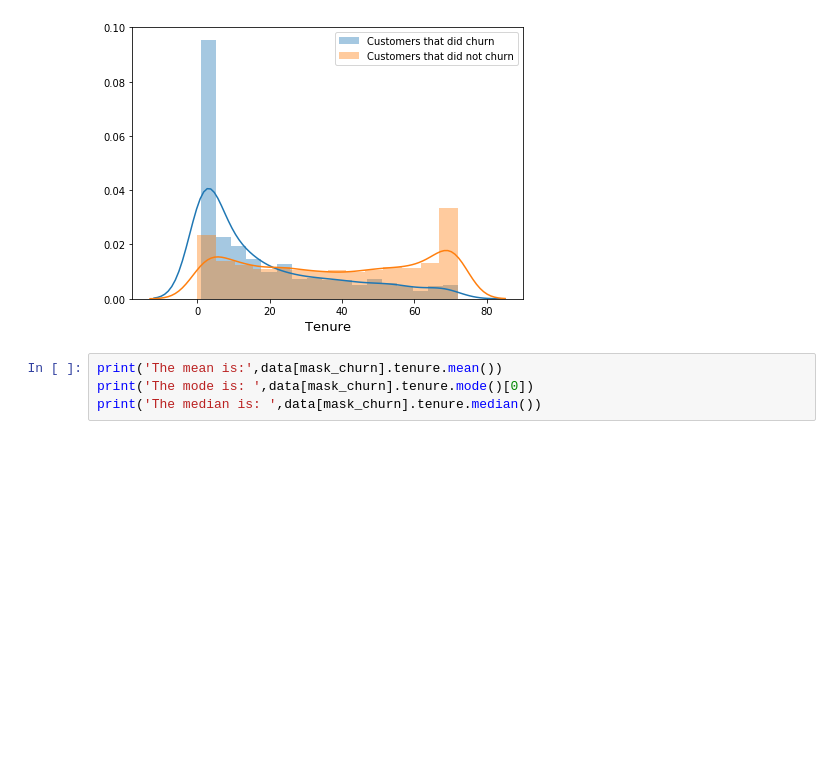
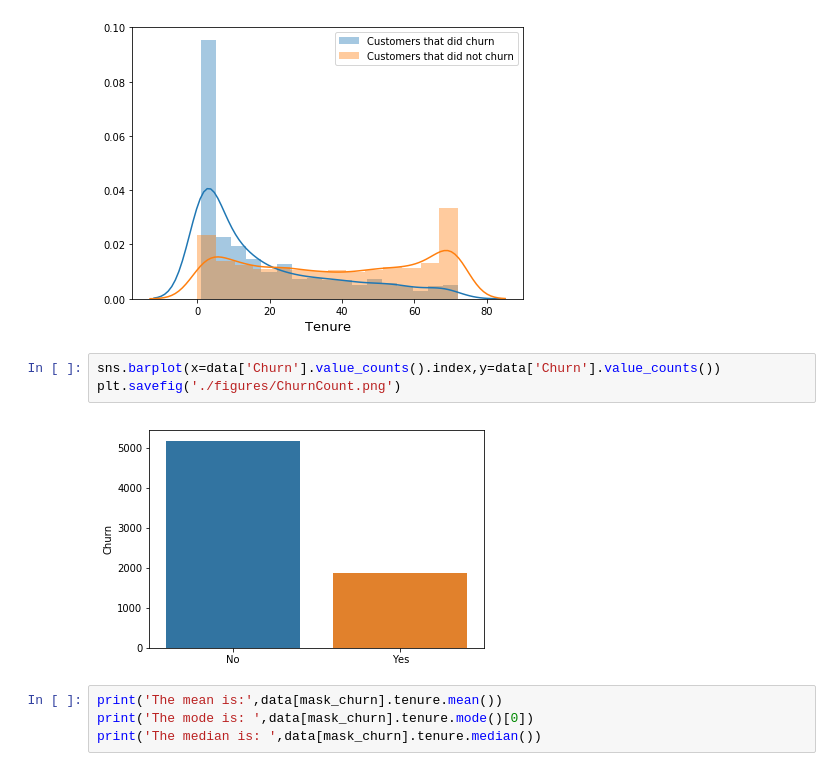
Before and after one commit to owencorrigan/churn, a Jupyter notebook: WorkSpace.ipynb, the cells around one changed output. Drawn from its saved outputs; the diff is of its cells as text; blank space fills up the shorter version.

Commit message:
Added another figure

```diff
--- a/WorkSpace.ipynb
+++ b/WorkSpace.ipynb
@@ -56,6 +56,11 @@ plt.savefig('./figures/'+'tenure.png')
 plt.show()
 # %% [output]
 [figure]
+# %%
+sns.barplot(x=data['Churn'].value_counts().index,y=data['Churn'].value_counts())
+plt.savefig('./figures/ChurnCount.png')
+# %% [output]
+[figure, added]
 # %%
 print('The mean is:',data[mask_churn].tenure.mean())
 print('The mode is: ',data[mask_churn].tenure.mode()[0])
```
Also changed, not shown: 1 other file.
